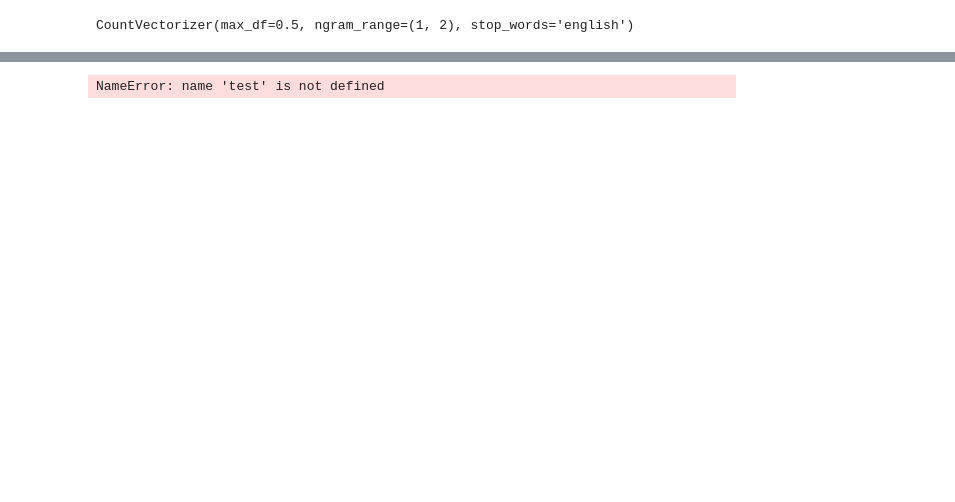
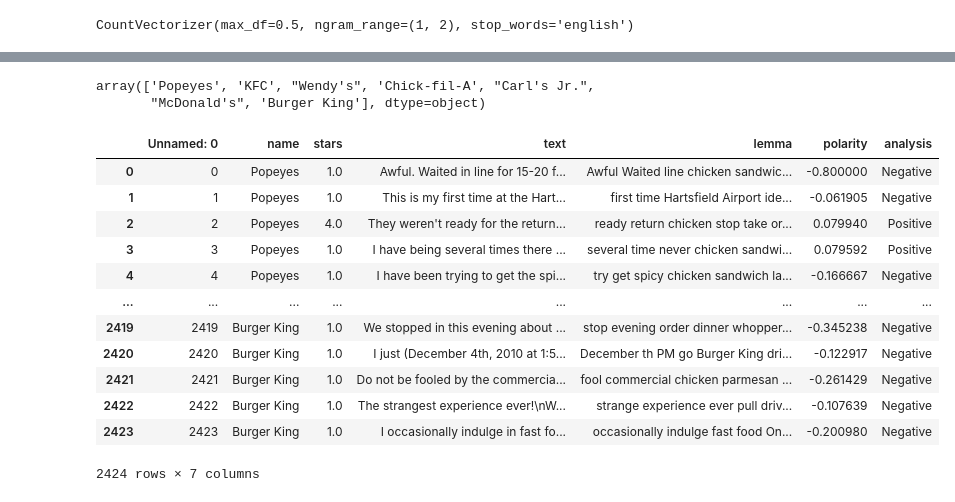
Before and after one commit to ericshi123/STAT628FinalProject, a Jupyter notebook: tfidf.ipynb, the cells around one changed output, grey strips where cells are left out. Cells and saved outputs as stored; diff of their text form; code cells hidden in the pictures; blank space fills up the shorter version.

```diff
--- a/tfidf.ipynb
+++ b/tfidf.ipynb
@@ -202,3 +329,24 @@ results[1].sort_values(by='weight', ascending=False).head(20)
 # %%
+#chain orders and names
+reviews.name.unique()
 # %% [output]
-NameError: name 'test' is not defined
+array(['Popeyes', 'KFC', "Wendy's", 'Chick-fil-A', "Carl's Jr.",
+       "McDonald's", 'Burger King'], dtype=object)
+# %%
+#tfidf based on sentiment(positive/negative labels from the sentiment analysis)
+pos_neg = pd.read_csv("pos_and_neg_reviews.csv")
+pos_neg
+# %% [output]
+|  | Unnamed: 0 | name | stars | text | lemma | polarity | analysis |
+| 0 | 0 | Popeyes | 1.0 | Awful. Waited in line for 15-20 f... | Awful Waited line chicken sandwic... | -0.800000 | Negative |
+| 1 | 1 | Popeyes | 1.0 | This is my first time at the Hart... | first time Hartsfield Airport ide... | -0.061905 | Negative |
+| 2 | 2 | Popeyes | 4.0 | They weren't ready for the return... | ready return chicken stop take or... | 0.079940 | Positive |
+| 3 | 3 | Popeyes | 1.0 | I have being several times there ... | several time never chicken sandwi... | 0.079592 | Positive |
+| 4 | 4 | Popeyes | 1.0 | I have been trying to get the spi... | try get spicy chicken sandwich la... | -0.166667 | Negative |
+| ... | ... | ... | ... | ... | ... | ... | ... |
+| 2419 | 2419 | Burger King | 1.0 | We stopped in this evening about ... | stop evening order dinner whopper... | -0.345238 | Negative |
+| 2420 | 2420 | Burger King | 1.0 | I just (December 4th, 2010 at 1:5... | December th PM go Burger King dri... | -0.122917 | Negative |
+| 2421 | 2421 | Burger King | 1.0 | Do not be fooled by the commercia... | fool commercial chicken parmesan ... | -0.261429 | Negative |
+| 2422 | 2422 | Burger King | 1.0 | The strangest experience ever!\nW... | strange experience ever pull driv... | -0.107639 | Negative |
+| 2423 | 2423 | Burger King | 1.0 | I occasionally indulge in fast fo... | occasionally indulge fast food On... | -0.200980 | Negative |
+2424 rows × 7 columns
```
Also changed, not shown: parts of 26 cells of this notebook.
